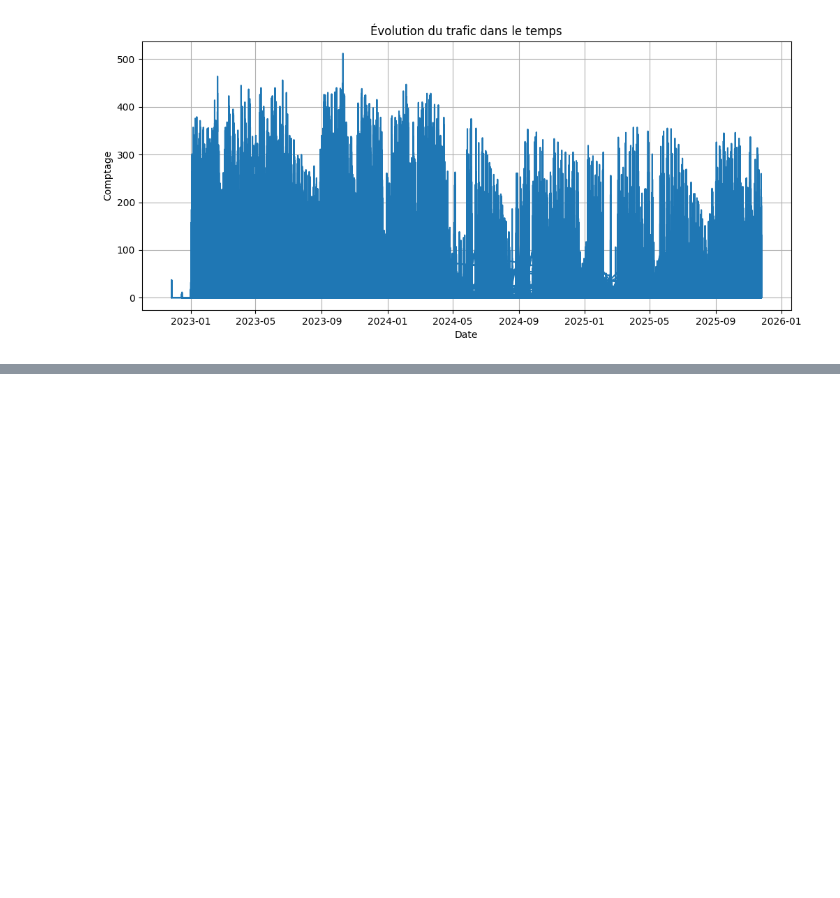
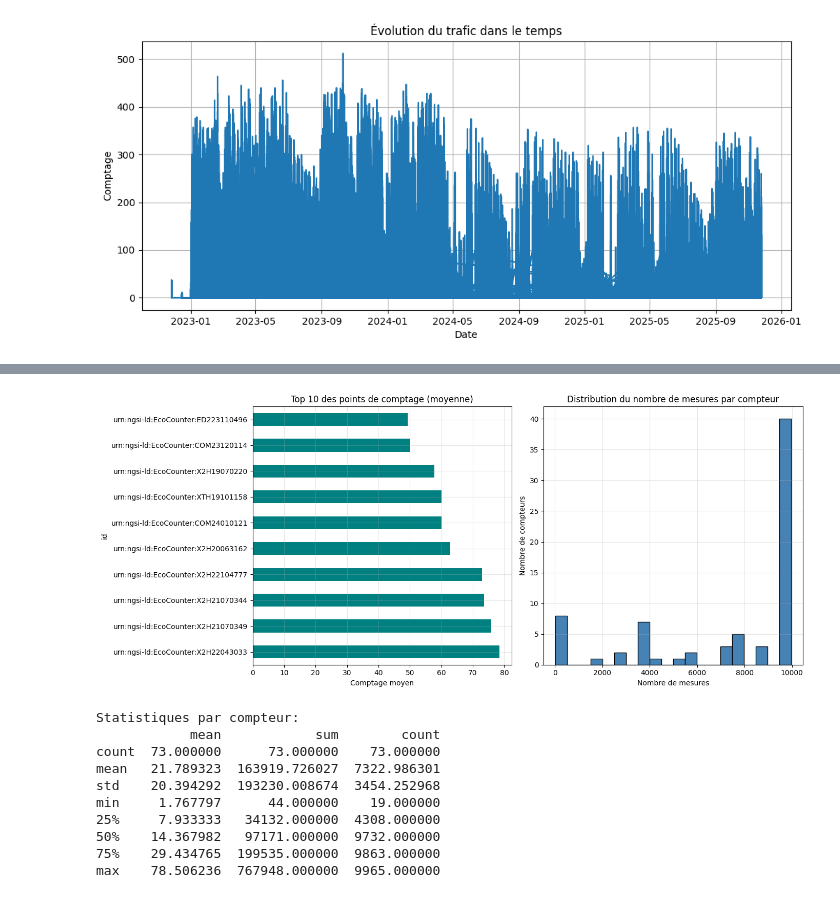
Before and after one commit to marwaboulkasim/prevision-du-Trafic-Cyclable, a Jupyter notebook: notebooks/exploration.ipynb, the cells around one changed output, grey strips where cells are left out. Cells and saved outputs as stored; diff of their text form; code cells hidden in the pictures; blank space fills up the shorter version.

```diff
--- a/notebooks/exploration.ipynb
+++ b/notebooks/exploration.ipynb
@@ -209,0 +233,35 @@ plt.show()
+# %%
+# Analyse par point de comptage (localisation)
+fig, axes = plt.subplots(1, 2, figsize=(14, 6))
+
+# Comptage par ID de compteur
+traffic_by_counter = df_brut.groupby("id")["value"].agg(["mean", "sum", "count"])
+traffic_by_counter.sort_values("mean", ascending=False).head(10)["mean"].plot(kind="barh", ax=axes[0], color="teal")
+axes[0].set_title("Top 10 des points de comptage (moyenne)")
+axes[0].set_xlabel("Comptage moyen")
+axes[0].grid(True, alpha=0.3)
+
+# Distribution du nombre de mesures par compteur
+traffic_by_counter["count"].plot(kind="hist", ax=axes[1], bins=20, color="steelblue", edgecolor="black")
+axes[1].set_title("Distribution du nombre de mesures par compteur")
+axes[1].set_xlabel("Nombre de mesures")
+axes[1].set_ylabel("Nombre de compteurs")
+axes[1].grid(True, alpha=0.3)
+
+plt.tight_layout()
+plt.show()
+
+print("\nStatistiques par compteur:")
+print(traffic_by_counter.describe())
+# %% [output]
+[figure, added]
+Statistiques par compteur:
+            mean            sum        count
+count  73.000000      73.000000    73.000000
+mean   21.789323  163919.726027  7322.986301
+std    20.394292  193230.008674  3454.252968
+min     1.767797      44.000000    19.000000
+25%     7.933333   34132.000000  4308.000000
+50%    14.367982   97171.000000  9732.000000
+75%    29.434765  199535.000000  9863.000000
+max    78.506236  767948.000000  9965.000000
```
Also changed, not shown: parts of 2 cells of this notebook.
